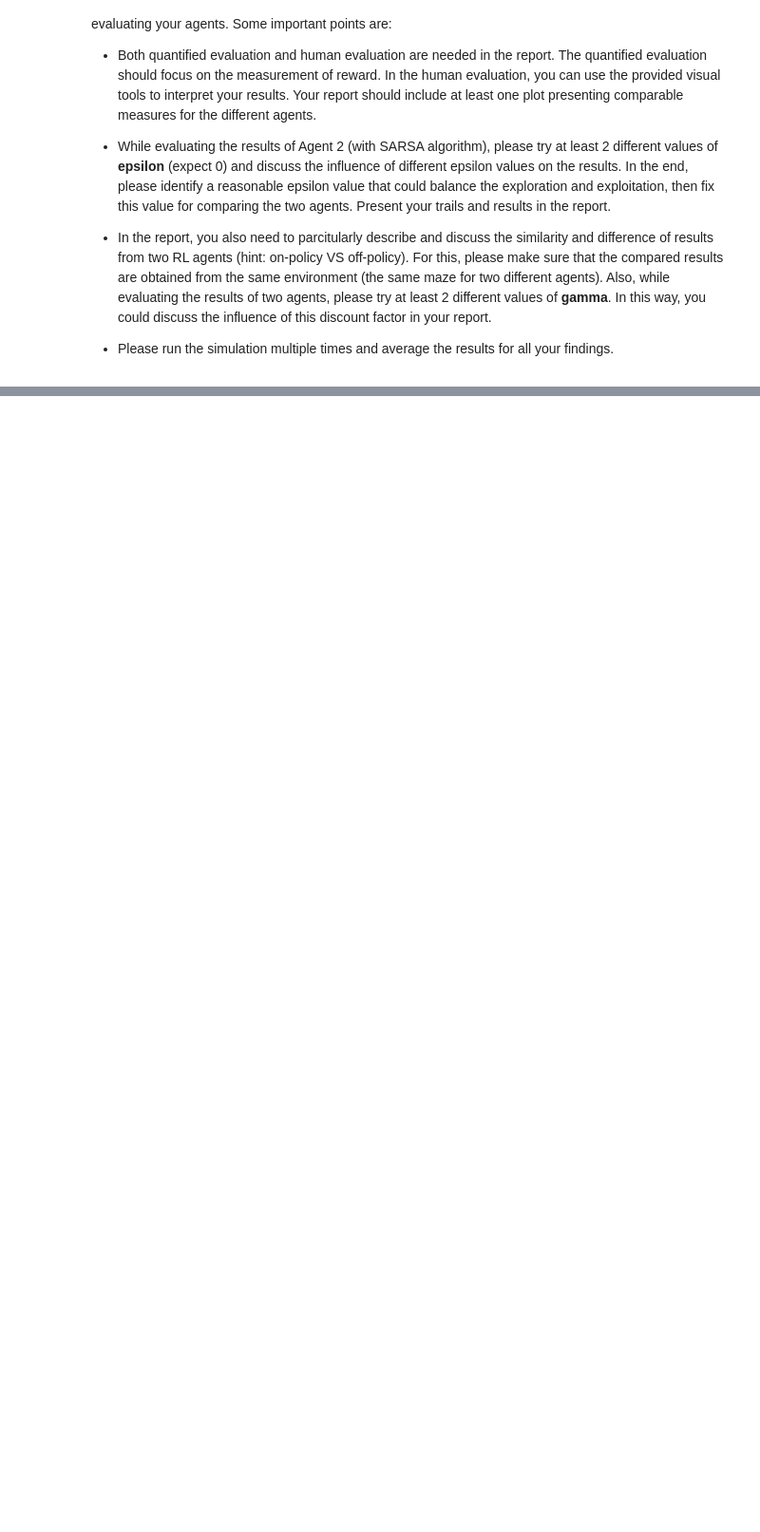
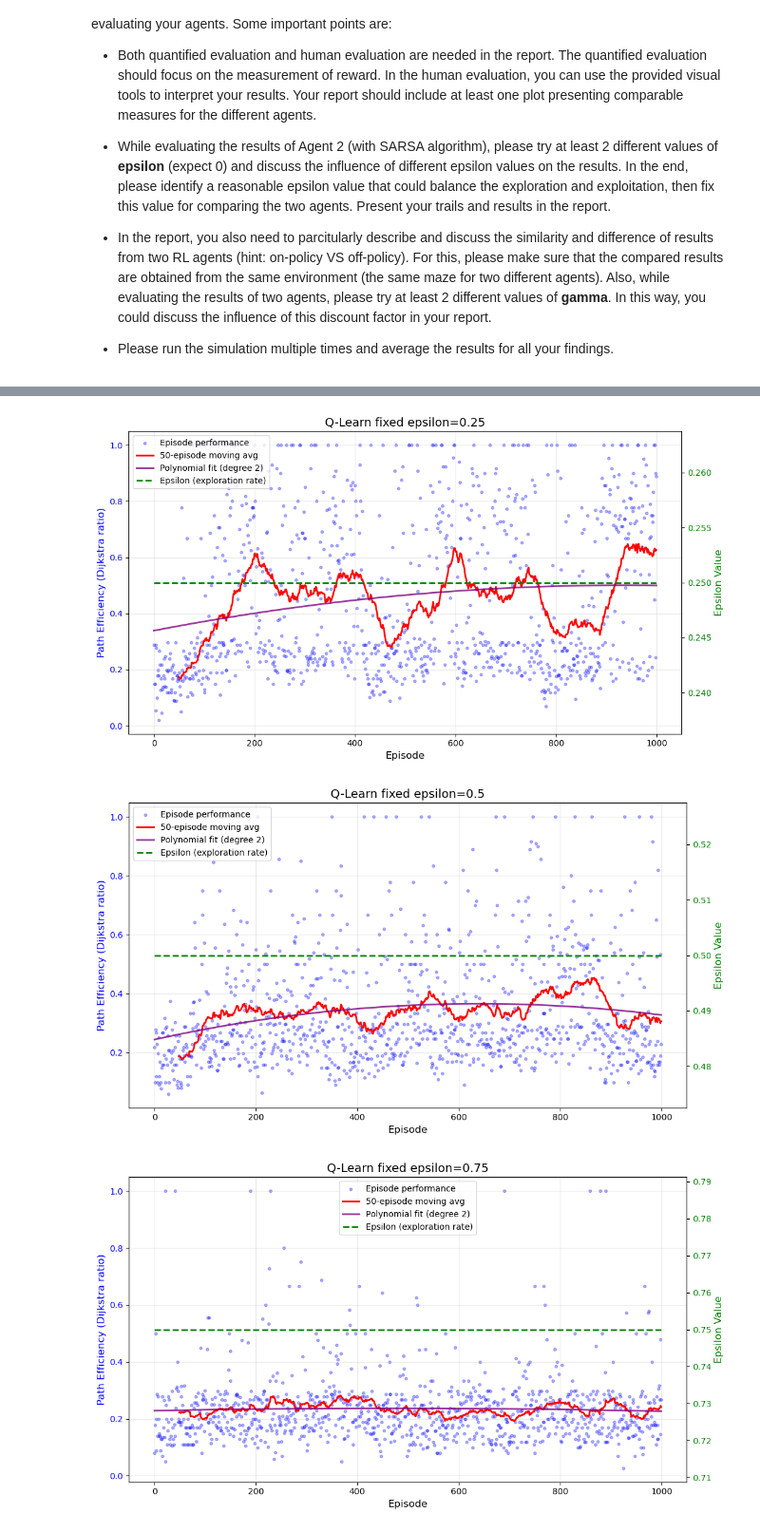
Before and after one commit to edogeensen/APML-OPDRACHT-3, a Jupyter notebook: Assignment_3.ipynb, the cells around one changed output, grey strips where cells are left out. Shown at 95% size. Cells and saved outputs as stored; diff of their text form; code cells hidden in the pictures; blank space fills up the shorter version.

```diff
--- a/Assignment_3.ipynb
+++ b/Assignment_3.ipynb
@@ -421,0 +559,25 @@ Finally, you will describe, evaluate, and interpret the results obtained from th
+# %%
+env = TaskEnv()
+
+# Testing different starting epsilons for Agent 1 (Q-learning)
+frames, best_episode_score, best_episode_epsilon, ratios, epsilons = agent_1_learn(start_epsilon=0.25, epsilon_decay=0, episodes=1000, env=env)
+plot_learning_curve(ratios, epsilons, window_size=50, title='Q-Learn fixed epsilon=0.25', poly_degree=2)
+
+
+frames, best_episode_score, best_episode_epsilon, ratios, epsilons = agent_1_learn(start_epsilon=0.5, epsilon_decay=0, episodes=1000, env=env)
+plot_learning_curve(ratios, epsilons, window_size=50, title='Q-Learn fixed epsilon=0.5', poly_degree=2)
+frames, best_episode_score, best_episode_epsilon, ratios, epsilons = agent_1_learn(start_epsilon=0.75, epsilon_decay=0, episodes=1000, env=env)
+plot_learning_curve(ratios, epsilons, window_size=50, title='Q-Learn fixed epsilon=0.75', poly_degree=2)
+
+# Testing different starting epsilons for Agent 2 (SARSA)
+frames, best_episode_score, best_episode_epsilon, ratios, epsilons = agent_2_learn(start_epsilon=0.25, epsilon_decay=0, episodes=1000, env=env)
+plot_learning_curve(ratios, epsilons, window_size=50, title='SARSA fixed epsilon=0.25', poly_degree=2)
+
+frames, best_episode_score, best_episode_epsilon, ratios, epsilons = agent_2_learn(start_epsilon=0.5, epsilon_decay=0, episodes=1000, env=env)
+plot_learning_curve(ratios, epsilons, window_size=50, title='SARSA fixed epsilon=0.5', poly_degree=2)
+frames, best_episode_score, best_episode_epsilon, ratios, epsilons = agent_2_learn(start_epsilon=0.75, epsilon_decay=0, episodes=1000, env=env)
+plot_learning_curve(ratios, epsilons, window_size=50, title='SARSA fixed epsilon=0.75', poly_degree=2)
+# %% [output]
+[figure, added]
+[figure, added]
+[figure, added]
```
Also changed, not shown: parts of 18 cells of this notebook.
